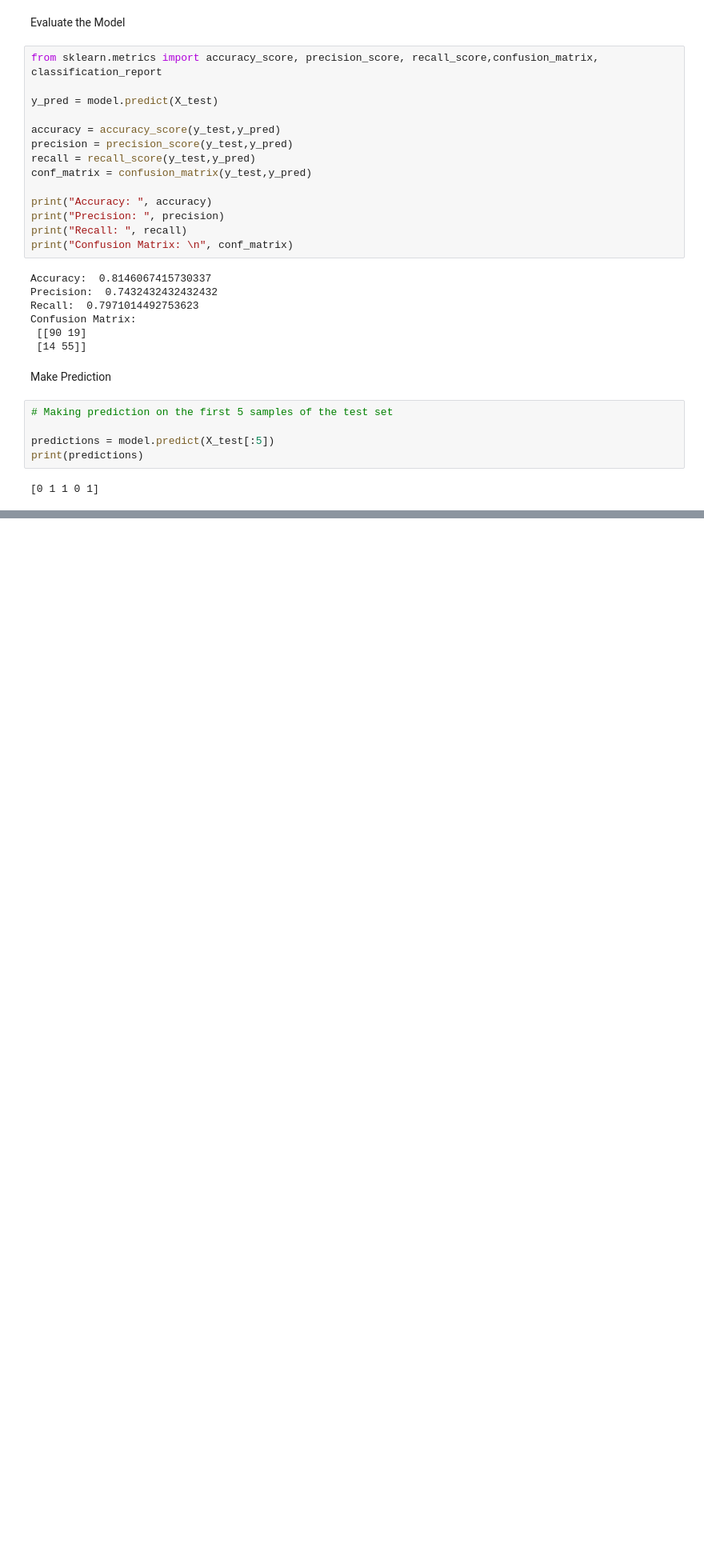
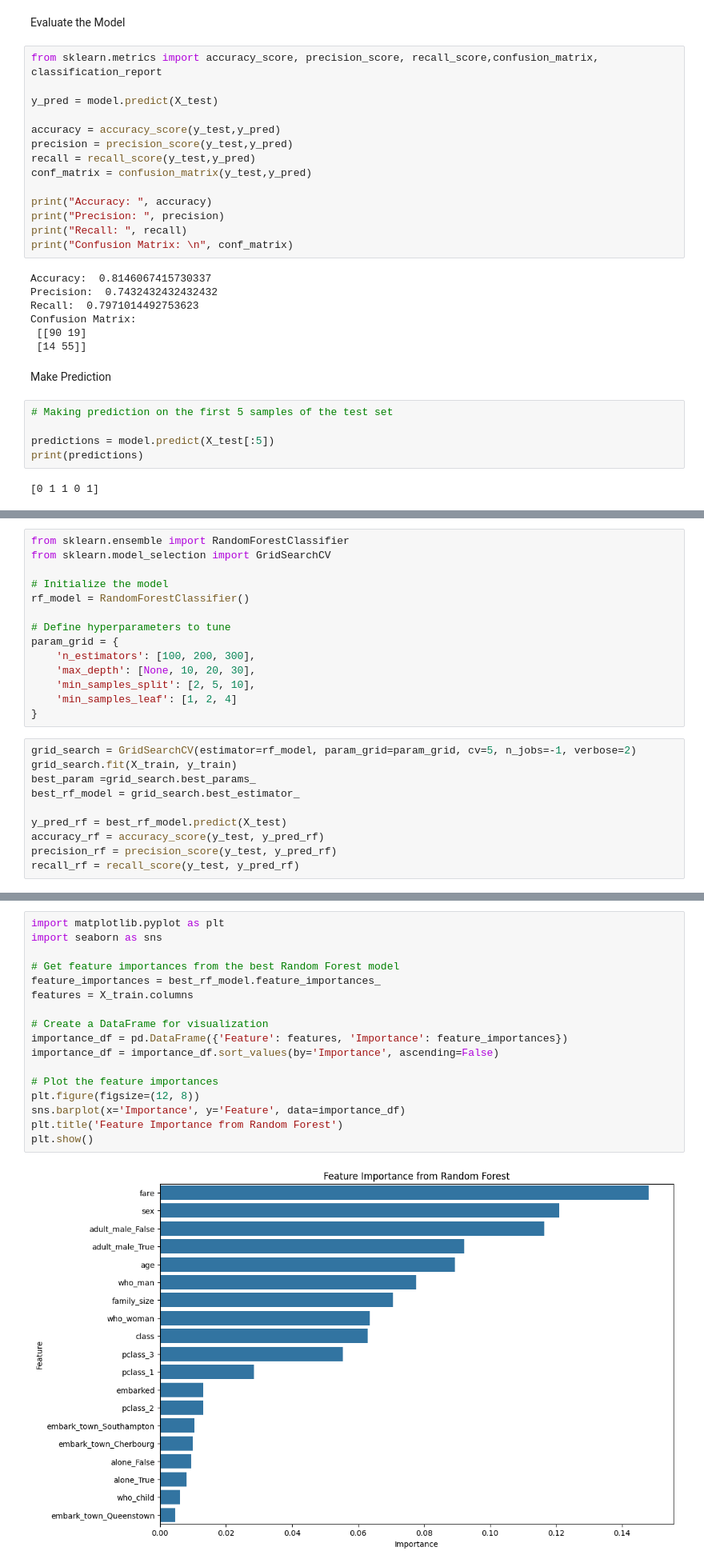
Before and after one commit to siddharth-gajjar-522691/titanic_data, a Jupyter notebook: titanic_analysis.ipynb, the cells around one changed output, grey strips where cells are left out. Shown at 80% size. Saved outputs shown, nothing was run; the diff lists cells and outputs as text; blank space fills up the shorter version.

Commit message:
Initial commit 2

```diff
--- a/titanic_analysis.ipynb
+++ b/titanic_analysis.ipynb
@@ -285,0 +296,24 @@ print(predictions)
+# %%
+from sklearn.ensemble import RandomForestClassifier
+from sklearn.model_selection import GridSearchCV
+
+# Initialize the model
+rf_model = RandomForestClassifier()
+
+# Define hyperparameters to tune
+param_grid = {
+    'n_estimators': [100, 200, 300],
+    'max_depth': [None, 10, 20, 30],
+    'min_samples_split': [2, 5, 10],
+    'min_samples_leaf': [1, 2, 4]
+}
+# %%
+grid_search = GridSearchCV(estimator=rf_model, param_grid=param_grid, cv=5, n_jobs=-1, verbose=2)
+grid_search.fit(X_train, y_train)
+best_param =grid_search.best_params_
+best_rf_model = grid_search.best_estimator_
+
+y_pred_rf = best_rf_model.predict(X_test)
+accuracy_rf = accuracy_score(y_test, y_pred_rf)
+precision_rf = precision_score(y_test, y_pred_rf)
+recall_rf = recall_score(y_test, y_pred_rf)
@@ -285,0 +344,19 @@ print(predictions)
+# %%
+import matplotlib.pyplot as plt
+import seaborn as sns
+
+# Get feature importances from the best Random Forest model
+feature_importances = best_rf_model.feature_importances_
+features = X_train.columns
+
+# Create a DataFrame for visualization
+importance_df = pd.DataFrame({'Feature': features, 'Importance': feature_importances})
+importance_df = importance_df.sort_values(by='Importance', ascending=False)
+
+# Plot the feature importances
+plt.figure(figsize=(12, 8))
+sns.barplot(x='Importance', y='Feature', data=importance_df)
+plt.title('Feature Importance from Random Forest')
+plt.show()
+# %% [output]
+[figure, added]
```
Also changed, not shown: parts of 7 cells of this notebook, 1 other file.
